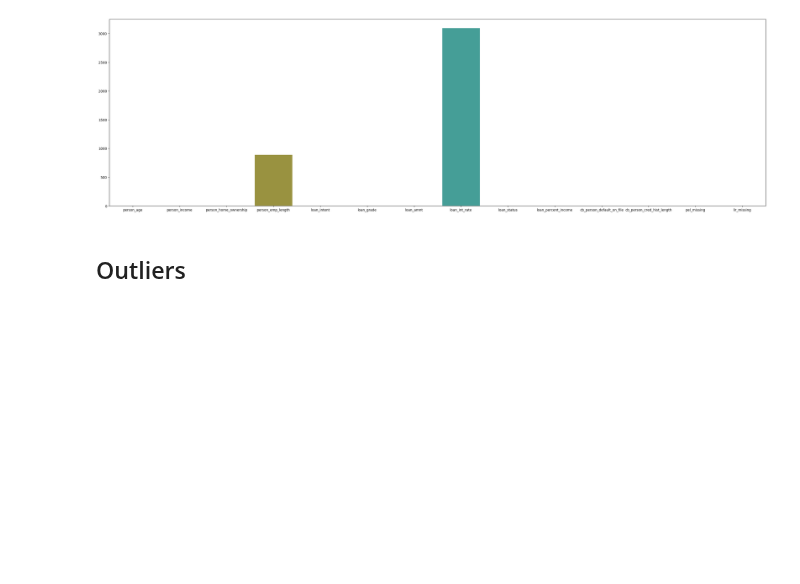
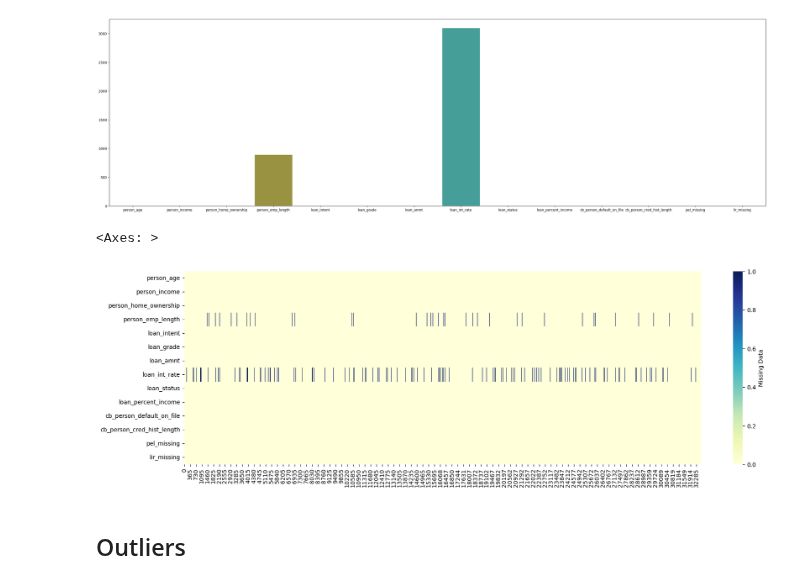
Before and after one commit to BillyBrothers/credit-risk-modeling, a Jupyter notebook: notebooks/preprocessing.ipynb, the cells around one changed output. Drawn from its saved outputs; the diff is of its cells as text; code cells hidden in the pictures; blank space fills up the shorter version.

Commit message:
heatmap of missing values.

```diff
--- a/notebooks/preprocessing.ipynb
+++ b/notebooks/preprocessing.ipynb
@@ -520,6 +520,16 @@ sns.barplot(
 # %% [output]
 <Axes: >
 [figure]
+# %%
+plt.figure(figsize=(20,6))
+sns.heatmap(
+    credit_risk_dataset.isna().T,
+    cmap='YlGnBu',
+    cbar_kws={'label': 'Missing Data'}
+)
+# %% [output]
+<Axes: >
+[figure, added]
 # %% [markdown]
 ## Outliers
 # %% [markdown]
```
